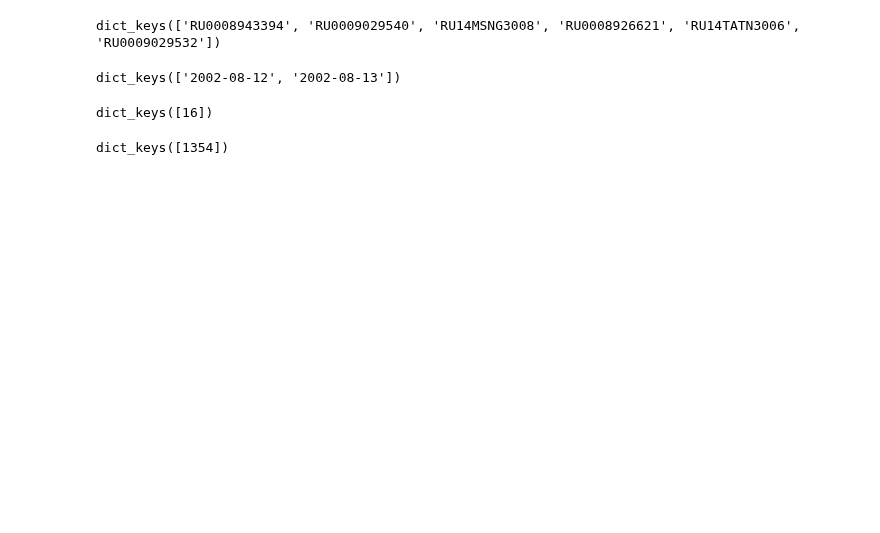
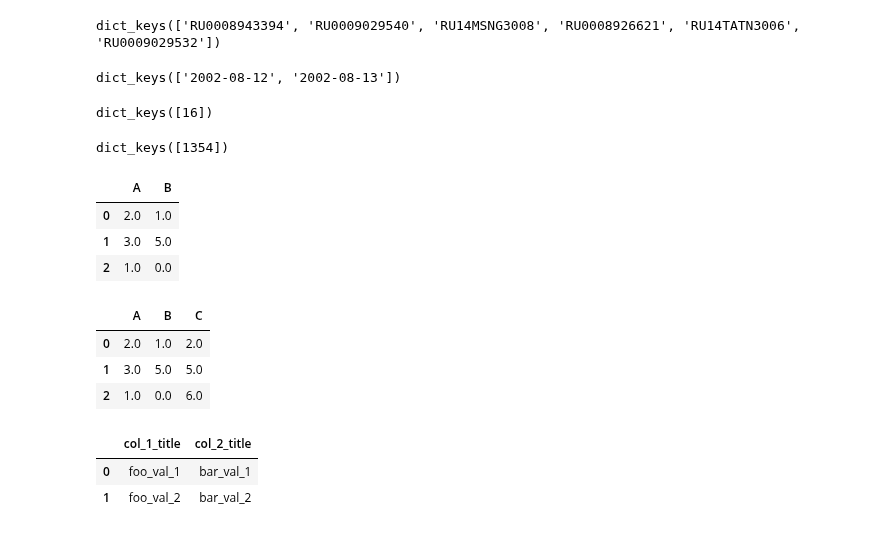
Before and after one commit to leonid-tkach/order-book-plot-find, a Jupyter notebook: OBPlots_Attributes.ipynb, the cells around one changed output. Cells and saved outputs as stored; diff of their text form; code cells hidden in the pictures; blank space fills up the shorter version.

```diff
--- a/OBPlots_Attributes.ipynb
+++ b/OBPlots_Attributes.ipynb
@@ -246,3 +230,49 @@ dict_keys([16])
 obp_atts.obp_atts['RU0008943394']['2002-08-12'][16].keys()
 # %% [output]
 dict_keys([1354])
+# %%
+tmp_df = pd.DataFrame([[2.0, 1.0],
+                   [3.0, 5.0],
+                   [1.0, 0.0]],
+                   columns=list('AB'))
+tmp_df
+# %% [output]
+|  | A | B |
+| 0 | 2.0 | 1.0 |
+| 1 | 3.0 | 5.0 |
+| 2 | 1.0 | 0.0 |
+# %%
+tmp_df['C'] = tmp_df.A.cumsum()
+tmp_df
+# %% [output]
+|  | A | B | C |
+| 0 | 2.0 | 1.0 | 2.0 |
+| 1 | 3.0 | 5.0 | 5.0 |
+| 2 | 1.0 | 0.0 | 6.0 |
+# %%
+# the dictionary to pass to pandas dataframe
+d = {}
+
+# a counter to use to add entries to "dict"
+i = 0
+
+# Example data to loop and append to a dataframe
+data = [{"foo": "foo_val_1", "bar": "bar_val_1"},
+       {"foo": "foo_val_2", "bar": "bar_val_2"}]
+
+# the loop
+for entry in data:
+
+    # add a dictionary entry to the final dictionary
+    d[i] = {"col_1_title": entry['foo'], "col_2_title": entry['bar']}
+
+    # increment the counter
+    i = i + 1
+
+# create the dataframe using 'from_dict'
+# important to set the 'orient' parameter to "index" to make the keys as rows
+pd.DataFrame.from_dict(d, "index")
+# %% [output]
+|  | col_1_title | col_2_title |
+| 0 | foo_val_1 | bar_val_1 |
+| 1 | foo_val_2 | bar_val_2 |
```
Also changed, not shown: parts of 9 cells of this notebook.
